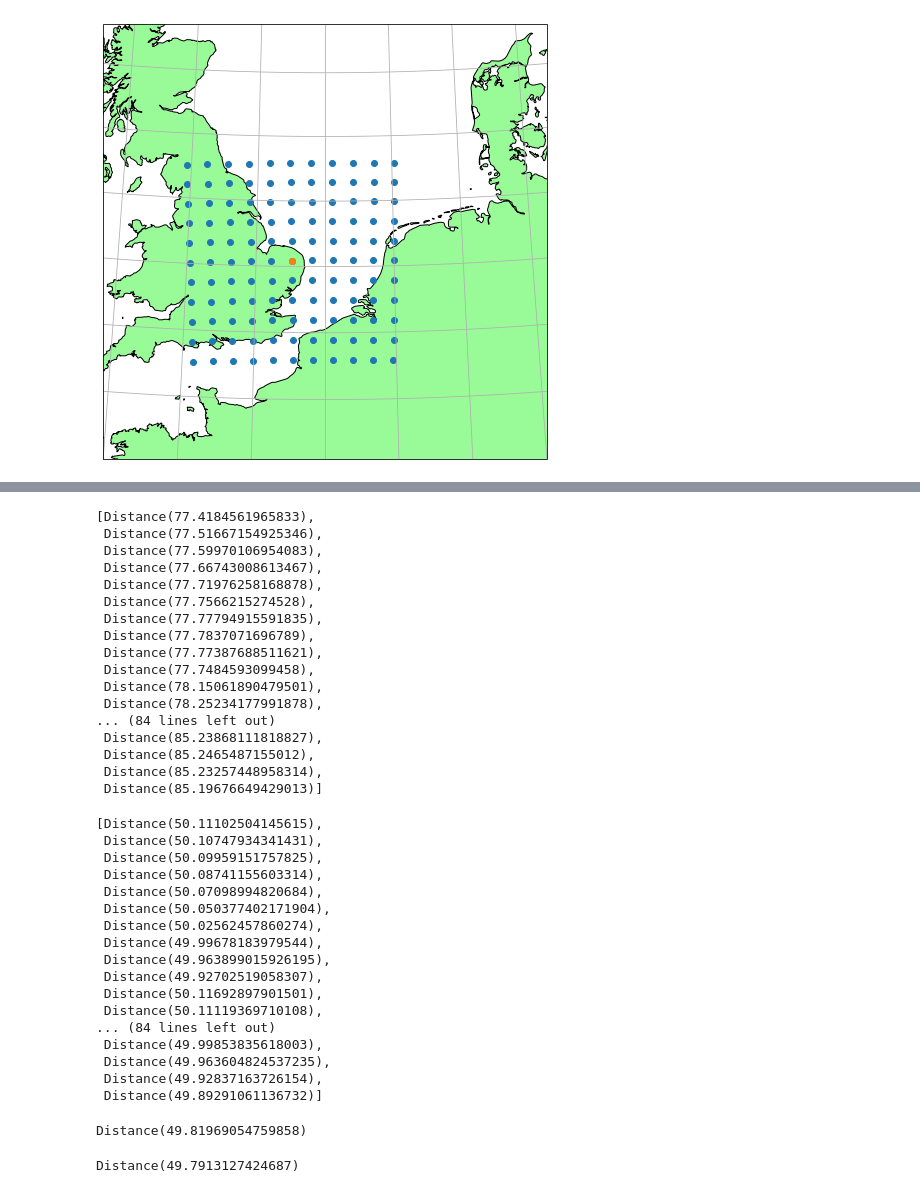
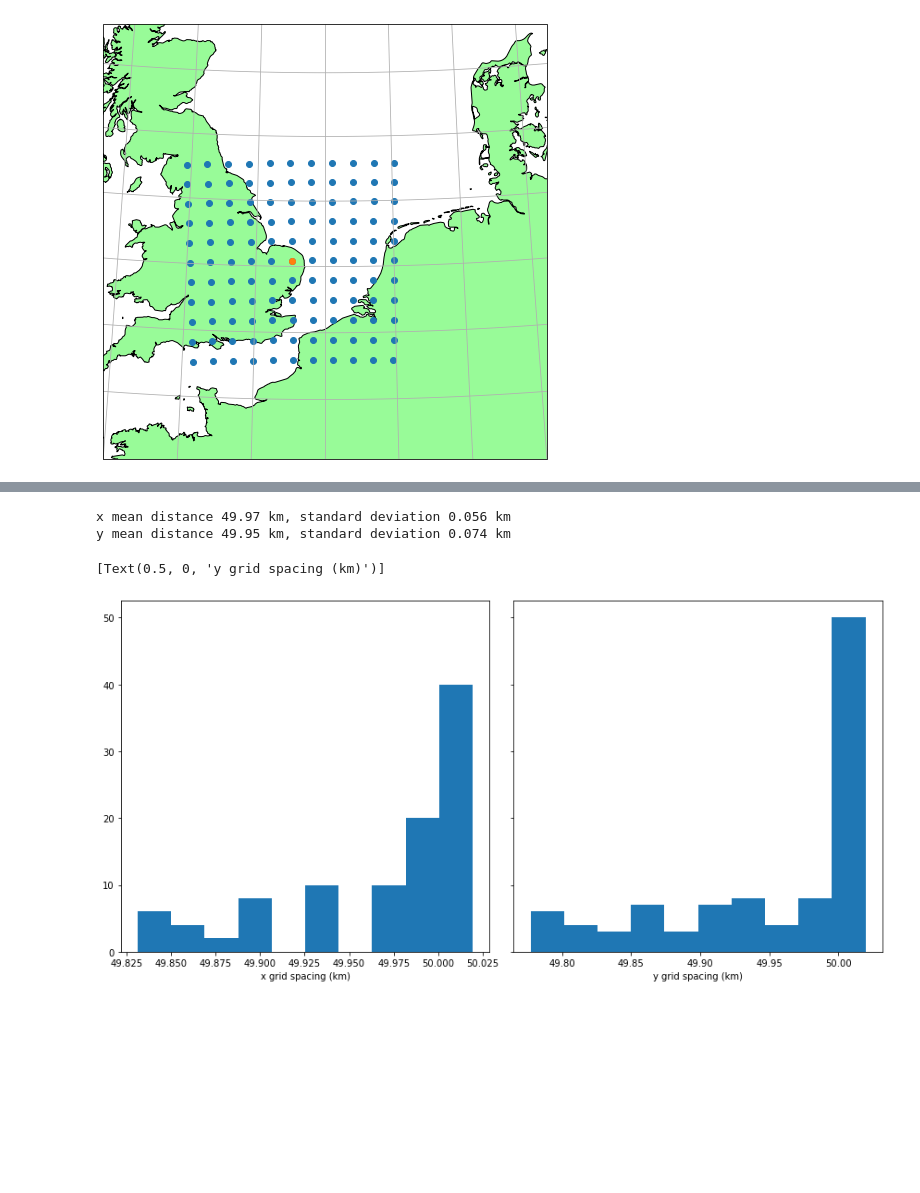
Before and after one commit to callumrollo/pyproj-demo, a Jupyter notebook: projections.ipynb, the cells around one changed output, grey strips where cells are left out. Drawn from its saved outputs; the diff is of its cells as text; code cells hidden in the pictures; blank space fills up the shorter version.

```diff
--- a/projections.ipynb
+++ b/projections.ipynb
@@ -283,62 +254,23 @@ y_dists = []
 
 for i in range(10):
     for j in range(10):
-        x_dists.append(distance.distance((lon_mesh[i,j], lat_mesh[i,j]), (lon_mesh[i,j+1], lat_mesh[i,j])))
-        y_dists.append(distance.distance((lon_mesh[i,j], lat_mesh[i,j]), (lon_mesh[i,j], lat_mesh[i+1,j])))
+        x_dists.append(distance.distance((lat_mesh[i,j], lon_mesh[i,j]), (lat_mesh[i,j], lon_mesh[i,j+1])).km)
+        y_dists.append(distance.distance((lat_mesh[i,j], lon_mesh[i,j]), (lat_mesh[i+1,j], lon_mesh[i,j])).km)
-# %%
-x_dists = []
-y_dists = []
-
-for i in range(10):
-    for j in range(10):
-        x_dists.append(distance.distance((lon_mesh[i,j], lat_mesh[i,j]), (lon_mesh[i+1,j], lat_mesh[i+1,j])))
-        y_dists.append(distance.distance((lon_mesh[i,j], lat_mesh[i,j]), (lon_mesh[i,j+1], lat_mesh[i,j+1])))
-# %%
-y_dists
-# %% [output]
-[Distance(77.4184561965833),
- Distance(77.51667154925346),
- Distance(77.59970106954083),
- Distance(77.66743008613467),
- Distance(77.71976258168878),
- Distance(77.7566215274528),
- Distance(77.77794915591835),
- Distance(77.7837071696789),
- Distance(77.77387688511621),
- Distance(77.7484593099458),
- Distance(78.15061890479501),
- Distance(78.25234177991878),
-... (84 lines left out)
- Distance(85.23868111818827),
- Distance(85.2465487155012),
- Distance(85.23257448958314),
- Distance(85.19676649429013)]
-# %%
-x_dists
-# %% [output]
-[Distance(50.11102504145615),
- Distance(50.10747934341431),
- Distance(50.09959151757825),
- Distance(50.08741155603314),
- Distance(50.07098994820684),
- Distance(50.050377402171904),
- Distance(50.02562457860274),
- Distance(49.99678183979544),
- Distance(49.963899015926195),
- Distance(49.92702519058307),
- Distance(50.11692897901501),
- Distance(50.11119369710108),
-... (84 lines left out)
- Distance(49.99853835618003),
- Distance(49.963604824537235),
- Distance(49.92837163726154),
- Distance(49.89291061136732)]
-# %%
-distance.distance((lon_mesh[0,0], lat_mesh[0,0]), (lon_mesh[0,0], lat_mesh[1,0]) )
-# %% [output]
-Distance(49.81969054759858)
-# %%
-distance.distance((lon_mesh[-1,-1], lat_mesh[-1,-1]), (lon_mesh[-1,-1], lat_mesh[-2,-1]))
-# %% [output]
-Distance(49.7913127424687)
+# %%
+print(f"x mean distance {np.round(np.mean(x_dists),2)} km, standard deviation {np.round(np.std(x_dists),3)} km")
+print(f"y mean distance {np.round(np.mean(y_dists),2)} km, standard deviation {np.round(np.std(y_dists),3)} km")
+# %% [output]
+x mean distance 49.97 km, standard deviation 0.056 km
+y mean distance 49.95 km, standard deviation 0.074 km
+# %%
+n_bins = 10
+fig, axs = plt.subplots(1, 2, sharey=True, tight_layout=True, figsize=(12,6))
+
+axs[0].hist(x_dists, bins=n_bins)
+axs[1].hist(y_dists, bins=n_bins)
+axs[0].set(xlabel='x grid spacing (km)')
+axs[1].set(xlabel='y grid spacing (km)')
+# %% [output]
+[Text(0.5, 0, 'y grid spacing (km)')]
+[figure, added]
 # %% [markdown]
```
Also changed, not shown: parts of 10 cells of this notebook.
